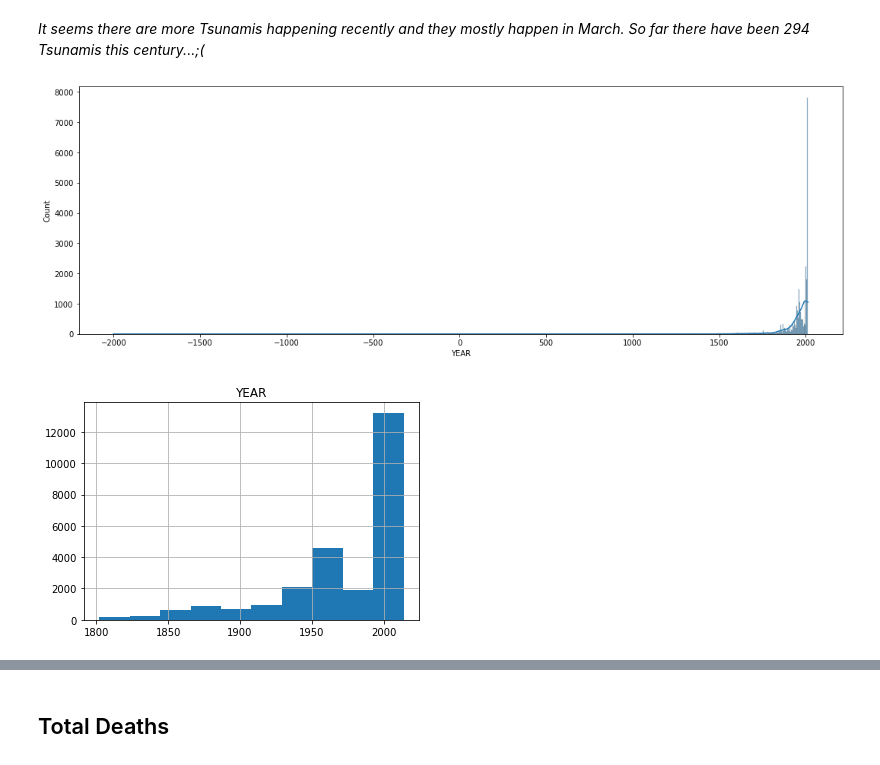
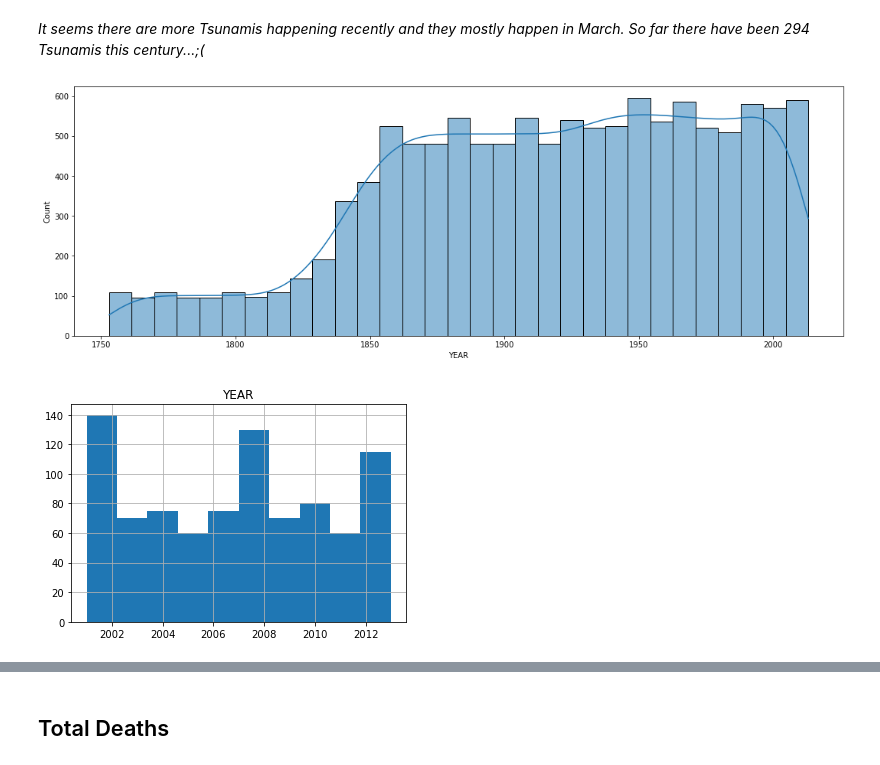
Before and after one commit to ImyPG/Natural-Disaster-Prediction, a Jupyter notebook: ND.ipynb, the cells around one changed output, grey strips where cells are left out. Drawn from its saved outputs; the diff is of its cells as text; code cells hidden in the pictures.

```diff
--- a/ND.ipynb
+++ b/ND.ipynb
@@ -190,9 +233,9 @@ Lunar_ecp['YEAR'] = Lunar_ecp['DATE_STRIN'].dt.year
 Lunar_ecp['MONTH'] = Lunar_ecp['DATE_STRIN'].dt.month
 Solar_ecp['YEAR'] = Solar_ecp['DATE_STRIN'].dt.year
 Solar_ecp['MONTH'] = Solar_ecp['DATE_STRIN'].dt.month
-planets['YEAR'] = Lunar_ecp['DATE_STRIN'].dt.year
-planets['MONTH'] = Lunar_ecp['DATE_STRIN'].dt.month
-weather['YEAR'] = Lunar_ecp['DATE_STRIN'].dt.year
-weather['MONTH'] = Lunar_ecp['DATE_STRIN'].dt.month
-tsunamis['YEAR'] = tsunamis['Date'].dt.year
-tsunamis['MONTH'] = tsunamis['Date'].dt.month
+planets['YEAR'] = planets['DATE_STRIN'].dt.year
+planets['MONTH'] = planets['DATE_STRIN'].dt.month
+TOPWeather['YEAR'] = TOPWeather['Date'].dt.year
+TOPWeather['MONTH'] = TOPWeather['Date'].dt.month
+TOPTsunamisCLEAN['YEAR'] = TOPTsunamisCLEAN['Date'].dt.year
+TOPTsunamisCLEAN['MONTH'] = TOPTsunamisCLEAN['Date'].dt.month
@@ -303,6 +399,6 @@ dtype: int64
 # %% [markdown]
 ## Joining Data
 # %%
-Weather_Tsunamis= pd.merge(weather,tsunamis, on=["YEAR","MONTH","COUNTRY"], how='left')
+Weather_Tsunamis= pd.merge(TOPWeather,TOPTsunamisCLEAN, on=["YEAR","MONTH","COUNTRY"], how='left')
 Weather_Tsunamis
 # %% [output]
@@ -332,6 +429,6 @@ Joined_data= pd.merge(Join2,planets, on=["YEAR","MONTH"], how='left')
 # %%
-Weather_Tsunamis['Earthquake Mayor/Great']=0
+Joined_data['Earthquake Mayor/Great']=0
 # %%
-Weather_Tsunamis.loc[Weather_Tsunamis['EQ_MAGNI_1']>7,'Earthquake Mayor/Great'] = 1
-Weather_Tsunamis
+Joined_data.loc[Joined_data['EQ_MAGNI_1']>7,'Earthquake Mayor/Great'] = 1
+Joined_data['DEATHS'].describe()
 # %% [output]
@@ -372,15 +461,16 @@ Series([], Name: DAMAGE_TOT, dtype: int64)
 *It seems there are more Tsunamis happening recently and they mostly happen in March. So far there have been 294 Tsunamis this century...;(*
 # %%
 plt.figure(figsize=(18,6))
-sns.histplot(data=tsunamis, x="YEAR",kde=True);
+sns.histplot(data=Joined_data, x="YEAR",kde=True);
 # %% [output]
-[figure, old version]
+[figure, new version]
 # %%
-this_century = (tsunamis['YEAR']>1800)
-temp3=tsunamis[this_century]
+## This Century
+this_century = (Joined_data['YEAR']>2000)
+temp3=Joined_data[this_century]
 temp3[['YEAR','COUNTRY']].hist();
 # %% [output]
-[figure, old version]
+[figure, new version]
 # %%
 
 temp3[['YEAR']].value_counts().sort_index(ascending = False)
```
Also changed, not shown: parts of 42 cells of this notebook.
